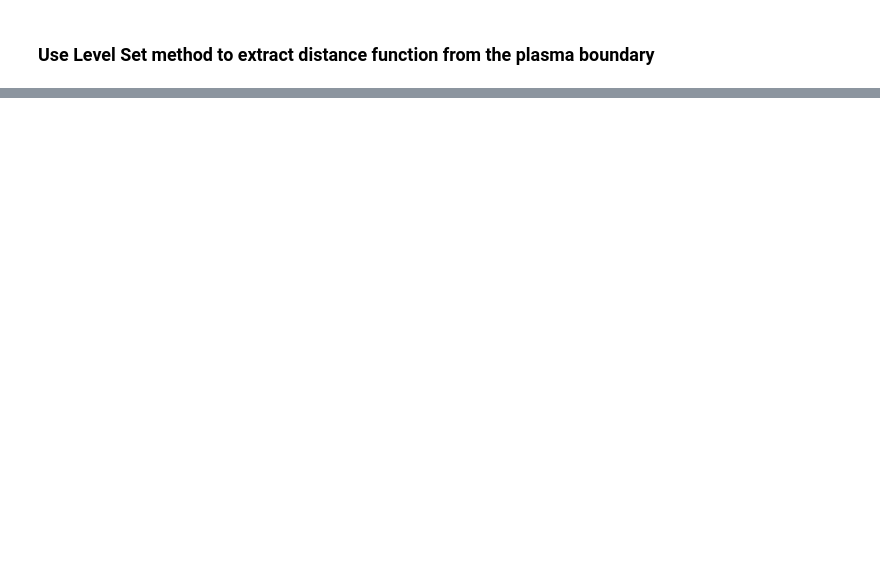
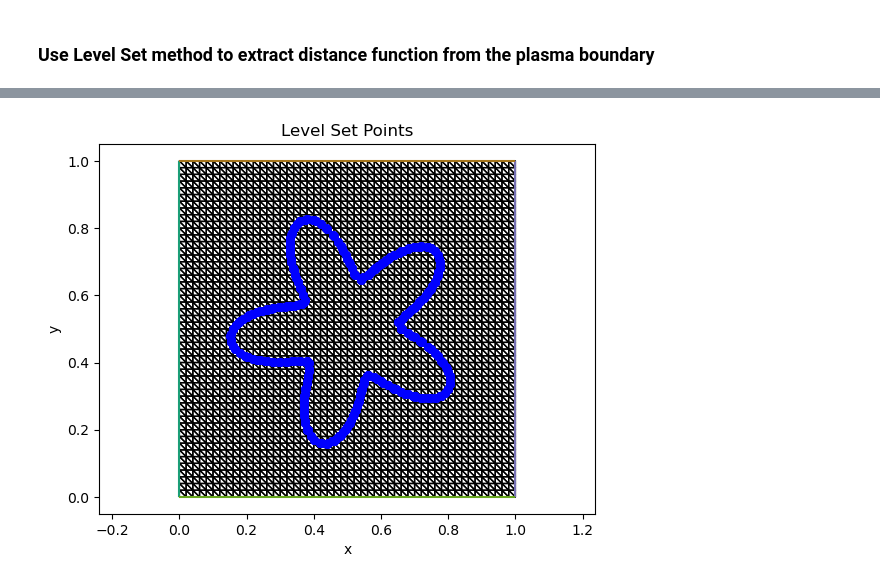
Before and after one commit to lucaciarimboli/tesi, a Jupyter notebook: FreeBoundary/notebooks/LevelSet.ipynb, the cells around one changed output, grey strips where cells are left out. Saved outputs shown, nothing was run; the diff lists cells and outputs as text; code cells hidden in the pictures; blank space fills up the shorter version.

```diff
--- a/FreeBoundary/notebooks/LevelSet.ipynb
+++ b/FreeBoundary/notebooks/LevelSet.ipynb
@@ -41,0 +11,4 @@ Error: error code 65
+# %%
+def interpolate_edge(p1, p2, v1, v2, c):
+    t = (c - v1) / (v2 - v1)
+    return (1 - t) * p1 + t * p2
@@ -41,0 +69,25 @@ Error: error code 65
+# %%
+coord_func = Function(VectorFunctionSpace(mesh, "CG", 1)).interpolate(as_vector(SpatialCoordinate(mesh)))
+dof_coords = coord_func.dat.data_ro[:]
+f_vals = f.dat.data_ro[:]
+
+# === calcola i punti di intersezione tra griglia e linea di livello c ====
+level_points = compute_intersections(f,c)
+
+# === Se non ci sono punti, errore
+if len(level_points) == 0:
+    raise RuntimeError("Nessun nodo trovato vicino alla curva di livello f = {}".format(c))
+
+lv_pt_x = [pt[0] for pt in level_points]
+lv_pt_y = [pt[1] for pt in level_points]
+
+fig,ax = plt.subplots()
+triplot(mesh, axes=ax)
+plt.scatter(lv_pt_x, lv_pt_y, color='blue', linewidths = 0.5)
+plt.title(r"Level Set Points")
+plt.xlabel("x")
+plt.ylabel("y")
+plt.axis('equal')
+plt.show()
+# %% [output]
+[figure, added]
```
Also changed, not shown: parts of 55 cells of this notebook, 20 other files.
